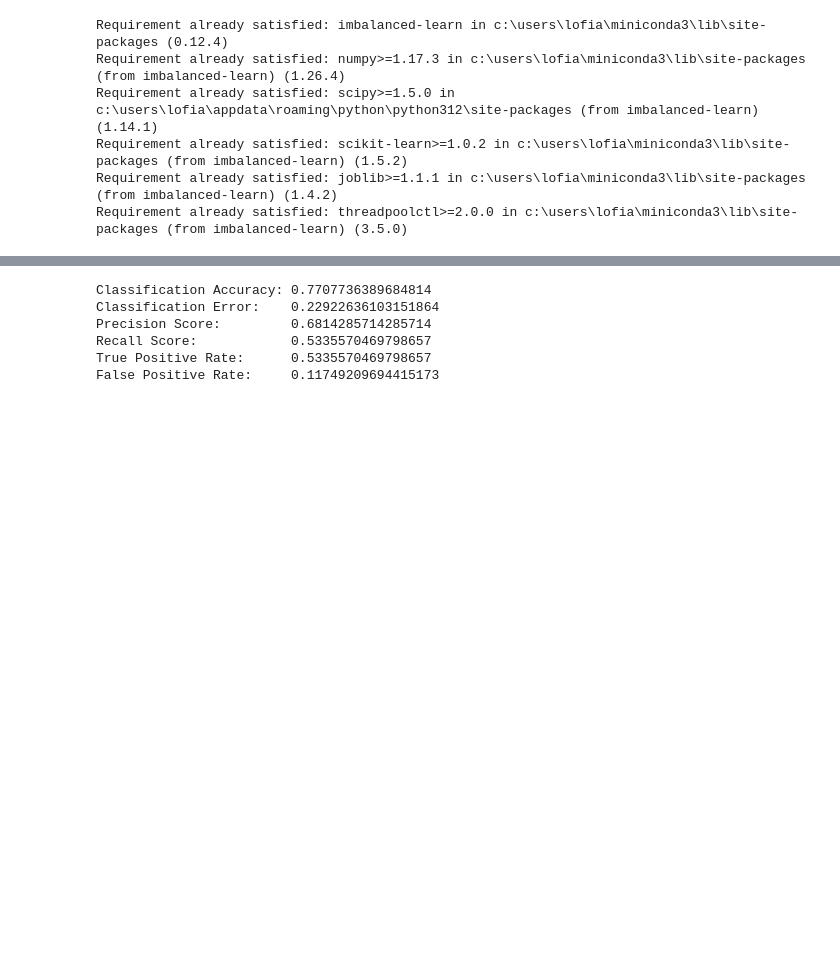
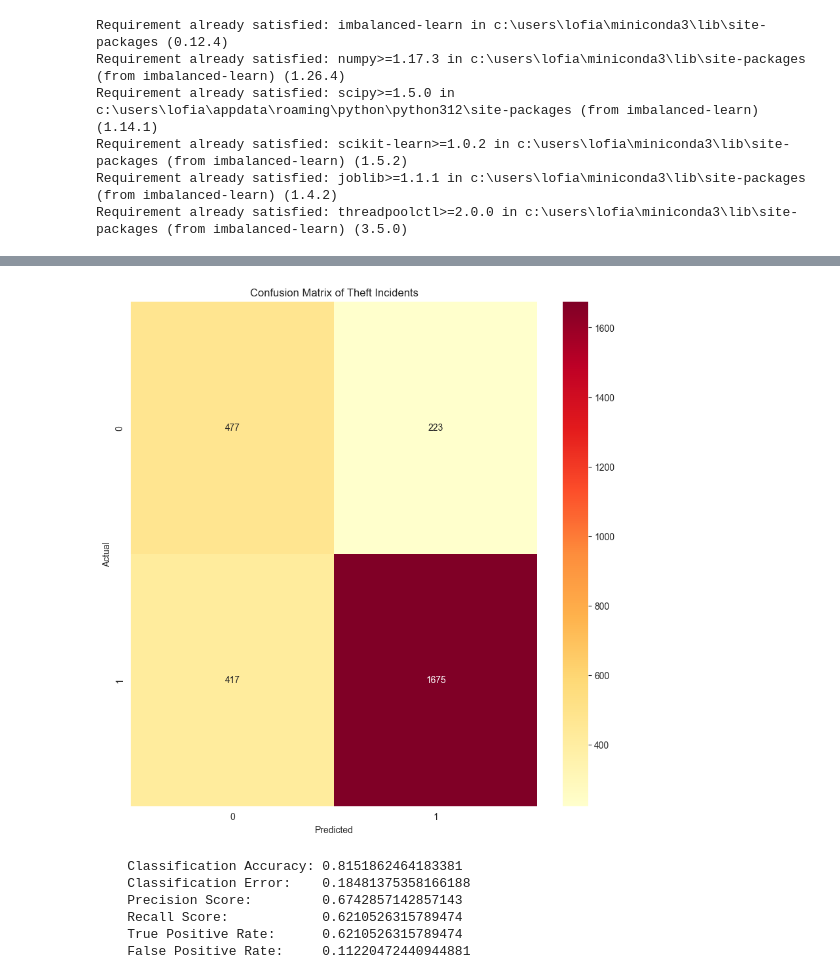
Before and after one commit to Hi-kue/syncgraph-309, a Jupyter notebook: server/insights/c309_r2_toodu_model.ipynb, the cells around one changed output, grey strips where cells are left out. Cells and saved outputs as stored; diff of their text form; code cells hidden in the pictures; blank space fills up the shorter version.

```diff
--- a/server/insights/c309_r2_toodu_model.ipynb
+++ b/server/insights/c309_r2_toodu_model.ipynb
@@ -220,29 +338,33 @@ plt.show()
+# %%
+# TODO: Fix this Confusion Matrix!
+
+y_pref = model.predict(x_test)
+cm = confusion_matrix(y_test, y_pref)
+
+plt.figure(figsize=(10, 10))
+sns.heatmap(cm, annot=True, cmap="YlOrRd", fmt="d")
+plt.title("Confusion Matrix of Theft Incidents")
+plt.xlabel("Predicted")
+plt.ylabel("Actual")
+plt.show()
+# %% [output]
+[figure, added]
 # %%
-# NOTE: Classification Accuracy and Error
-TP = cm[0, 0]
-TN = cm[1, 1]
-FP = cm[0, 1]
-FN = cm[1, 0]
+# NOTE: Classification Metrics Function to Calculate Metrics
 
-classification_accuracy = (TP + TN) / float(TP + TN + FP + FN)
-classification_error = (FP + FN) / float(TP + TN + FP + FN)
-precision_score = TP / float(TP + FP)
-recall_score = TP / float(TP + FN)
-true_positive_rate = TP / float(TP + FN)
-false_positive_rate = FP / float(FP + TN)
+def calculate_classification_metrics(TP, TN, FP, FN):
+    classification_accuracy = (TP + TN) / float(TP + TN + FP + FN)
+    classification_error = (FP + FN) / float(TP + TN + FP + FN)
+    precision_score = TP / float(TP + FP)
+    recall_score = TP / float(TP + FN)
+    true_positive_rate = TP / float(TP + FN)
+    false_positive_rate = FP / float(FP + TN)
 
-print(f"""
-Classification Accuracy: {classification_accuracy}
-Classification Error:    {classification_error}
-Precision Score:         {precision_score}
-Recall Score:            {recall_score}
-True Positive Rate:      {true_positive_rate}
-False Positive Rate:     {false_positive_rate}
-""")
+    print(f"""
+    Classification Accuracy: {classification_accuracy}
+    Classification Error:    {classification_error}
+    Precision Score:         {precision_score}
+    Recall Score:            {recall_score}
+    True Positive Rate:      {true_positive_rate}
+    False Positive Rate:     {false_positive_rate}
+    """)
-# %% [output]
-Classification Accuracy: 0.7707736389684814
-Classification Error:    0.22922636103151864
-Precision Score:         0.6814285714285714
-Recall Score:            0.5335570469798657
-True Positive Rate:      0.5335570469798657
-False Positive Rate:     0.11749209694415173
@@ -250,0 +371,15 @@ False Positive Rate:     0.11749209694415173
+# %%
+# Classification Metrics for Decision Tree Classifier
+calculate_classification_metrics(
+    TP=cm_dt[0, 0],
+    TN=cm_dt[1, 1],
+    FP=cm_dt[0, 1],
+    FN=cm_dt[1, 0]
+)
+# %% [output]
+    Classification Accuracy: 0.8151862464183381
+    Classification Error:    0.18481375358166188
+    Precision Score:         0.6742857142857143
+    Recall Score:            0.6210526315789474
+    True Positive Rate:      0.6210526315789474
+    False Positive Rate:     0.11220472440944881
```
Also changed, not shown: parts of 22 cells of this notebook, 6 other files.
